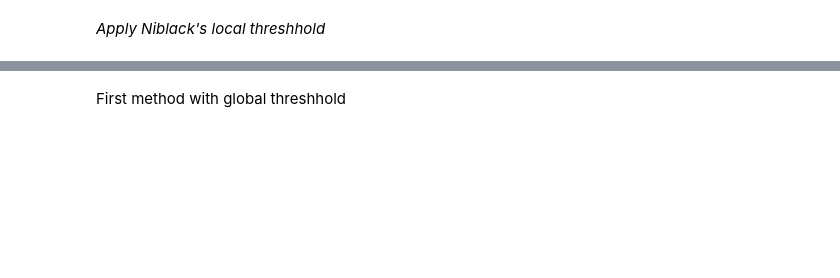
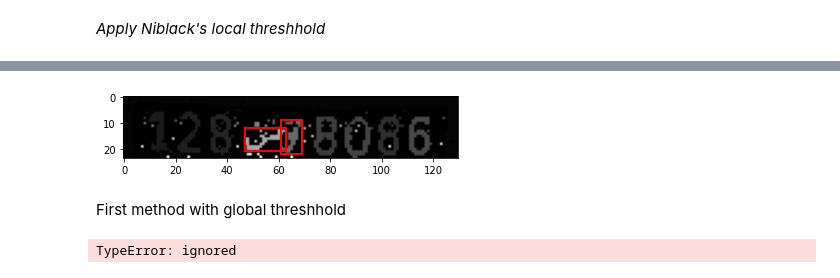
Before and after one commit to MedAmine-SUDO/Tunisian-License-Plate-Recognition, a Jupyter notebook: PlateSegmentation.ipynb, the cells around one changed output, grey strips where cells are left out. Cells and saved outputs as stored; diff of their text form; code cells hidden in the pictures; blank space fills up the shorter version.

```diff
--- a/PlateSegmentation.ipynb
+++ b/PlateSegmentation.ipynb
@@ -36,2 +67,34 @@ plt.imshow(binary_niblack, cmap=plt.cm.gray)
+# %%
+fig, ax1 = plt.subplots(1)
+ax1.imshow(label_image, cmap="gray")
+character_dimensions = (0.35*license_plate.shape[0], 0.60*license_plate.shape[0], 0.05*license_plate.shape[1], 0.15*license_plate.shape[1])
+min_height, max_height, min_width, max_width = character_dimensions
+
+characters = []
+counter=0
+column_list = []
+for regions in regionprops(label_image):
+    y0, x0, y1, x1 = regions.bbox
+    region_height = y1 - y0
+    region_width = x1 - x0
+
+    if region_height > min_height and region_height < max_height and region_width > min_width and region_width < max_width:
+        roi = license_plate[y0:y1, x0:x1]
+
+        # draw a red bordered rectangle over the character.
+        rect_border = patches.Rectangle((x0, y0), x1 - x0, y1 - y0, edgecolor="red",
+                                       linewidth=2, fill=False)
+        ax1.add_patch(rect_border)
+
+        # resize the characters to 20X20 and then append each character into the characters list
+        resized_char = resize(roi, (20, 20))
+        characters.append(resized_char)
+
+        # this is just to keep track of the arrangement of the characters
+        column_list.append(x0)
+# print(characters)
+plt.show()
+# %% [output]
+[figure, added]
 # %% [markdown]
 First method with global threshhold
@@ -41,7 +101,6 @@ plt.imshow(gray)
 # %%
-ctrs,_ = cv2.findContours(im.copy(), cv2.RETR_LIST, cv2.CHAIN_APPROX_SIMPLE)
+ctrs,_ = cv2.findContours(gray, cv2.RETR_LIST, cv2.CHAIN_APPROX_SIMPLE)
 rects = [cv2.boundingRect(ctr) for ctr in ctrs]
-j=0
 digits = []
 for rect in rects:
     x = rect[0]
@@ -57,3 +116,5 @@ for rect in rects:
     plt.figure(figsize=(3,3))
     plt.imshow(crop_im)
     plt.show()
+# %% [output]
+TypeError: ignored
```
Also changed, not shown: parts of 9 cells of this notebook.
